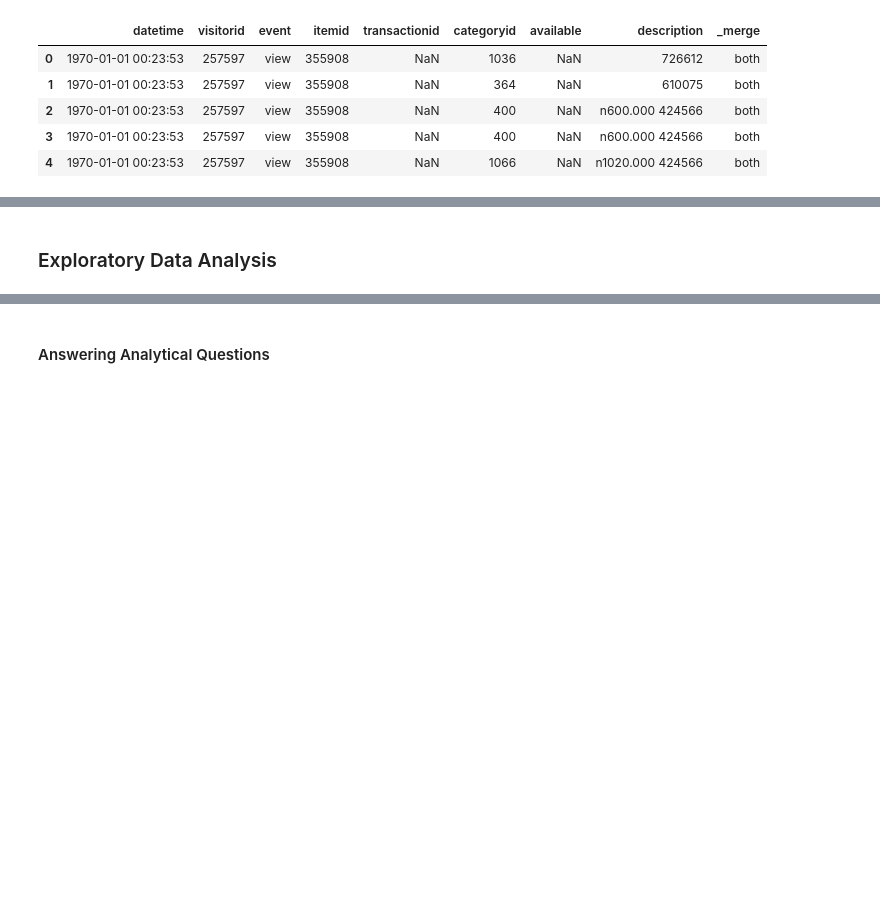
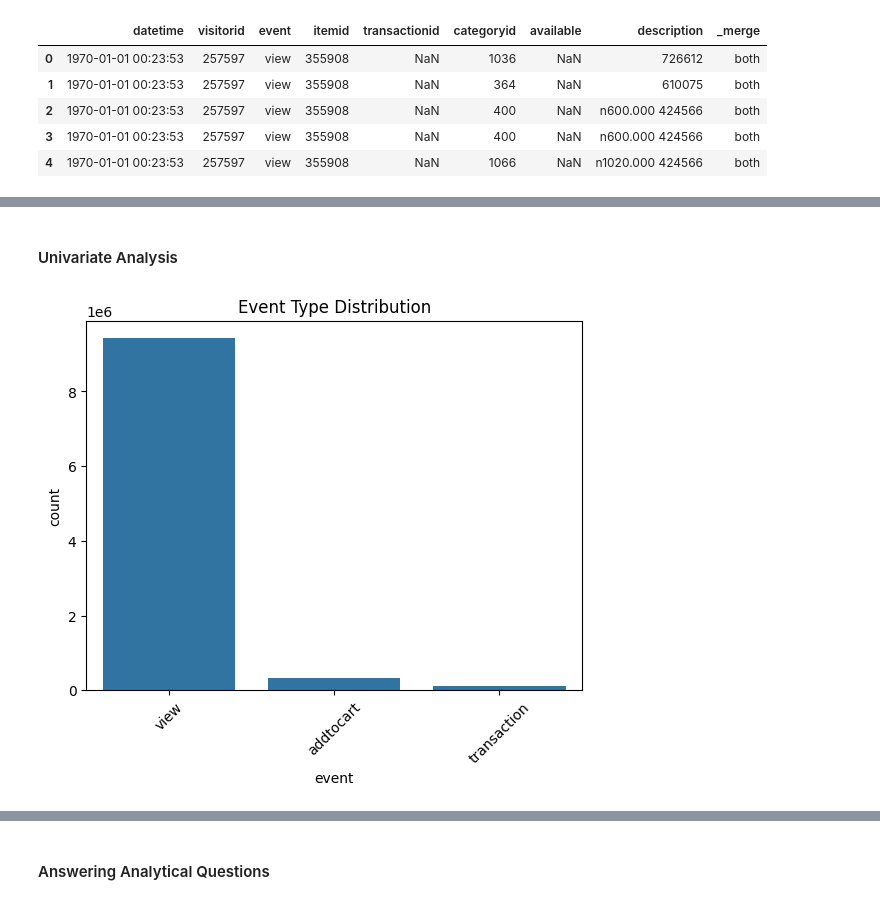
Before and after one commit to adubrightkwartengsnr/Recommendation-System-For-E-commerce, a Jupyter notebook: notebooks/recommendation_system.ipynb, the cells around one changed output, grey strips where cells are left out. Drawn from its saved outputs; the diff is of its cells as text; code cells hidden in the pictures; blank space fills up the shorter version.

```diff
--- a/notebooks/recommendation_system.ipynb
+++ b/notebooks/recommendation_system.ipynb
@@ -436,0 +468,3 @@ final_df.describe().T
+# %%
+# drop duplicates
+final_df.drop_duplicates(inplace=True)
@@ -437,2 +563,13 @@ final_df.describe().T
+# %%
+# drop the transactionid column
+final_df.drop("transactionid", axis=1, inplace=True)
 # %% [markdown]
-### Exploratory Data Analysis
+#### Univariate Analysis
+# %%
+# countplot of event
+sns.countplot(x=final_df["event"])
+plt.title("Event Type Distribution")
+plt.xticks(rotation=45)  # Rotate for readability
+plt.show()
+# %% [output]
+[figure, added]
```
Also changed, not shown: parts of 34 cells of this notebook.
